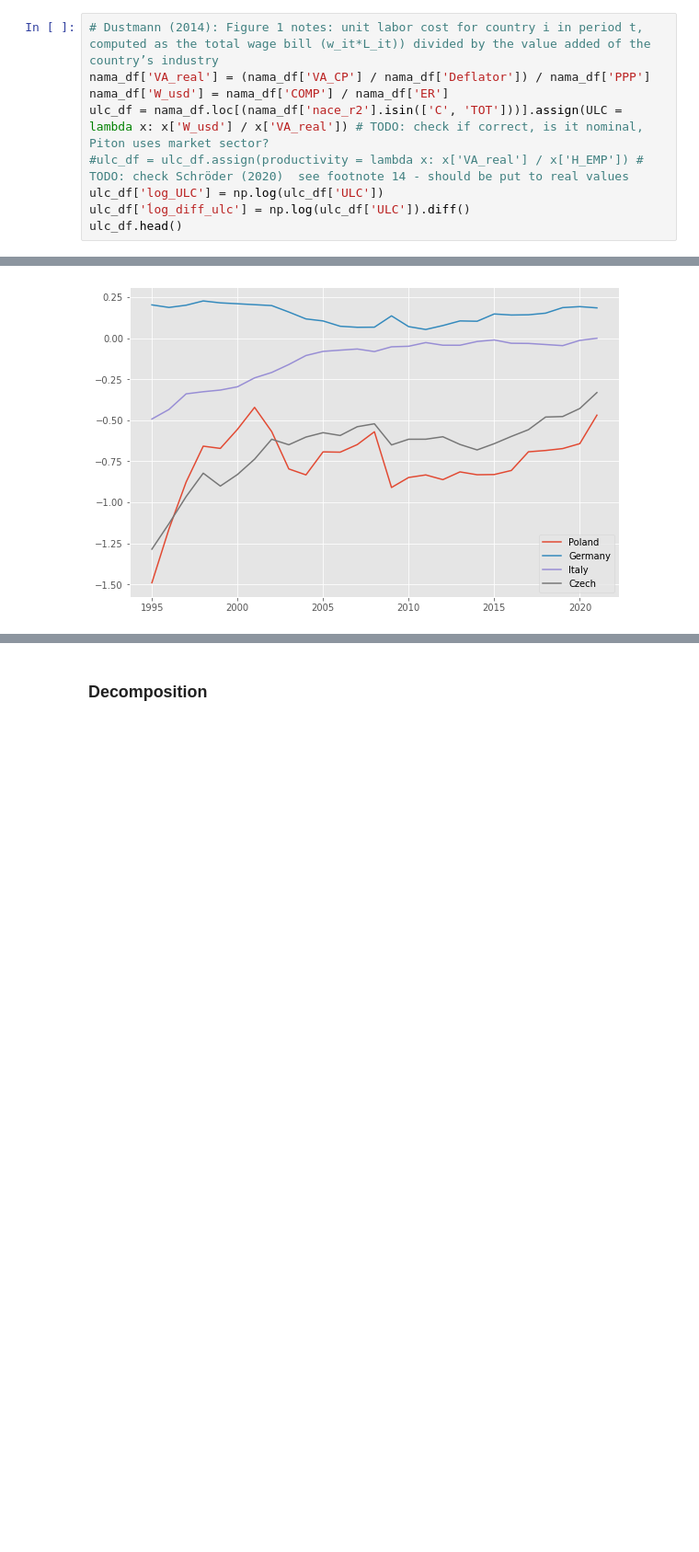
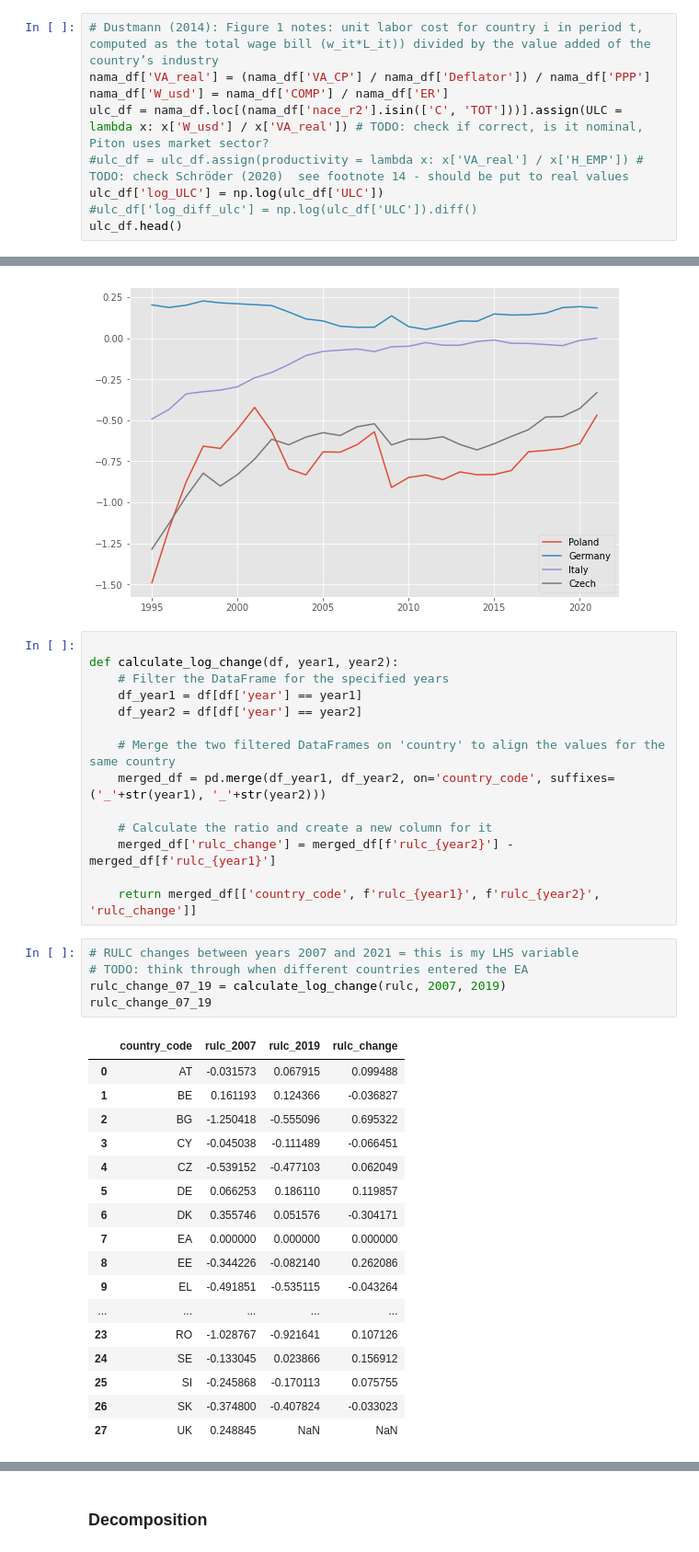
Before and after one commit to JanPintera/cee_competitiveness, a Jupyter notebook: RULC_decomposition.ipynb, the cells around one changed output, grey strips where cells are left out. Shown at 92% size. Drawn from its saved outputs; the diff is of its cells as text; blank space fills up the shorter version.

```diff
--- a/RULC_decomposition.ipynb
+++ b/RULC_decomposition.ipynb
@@ -225,7 +286,7 @@ nama_df['W_usd'] = nama_df['COMP'] / nama_df['ER']
 ulc_df = nama_df.loc[(nama_df['nace_r2'].isin(['C', 'TOT']))].assign(ULC = lambda x: x['W_usd'] / x['VA_real']) # TODO: check if correct, is it nominal, Piton uses market sector?
 #ulc_df = ulc_df.assign(productivity = lambda x: x['VA_real'] / x['H_EMP']) # TODO: check Schröder (2020)  see footnote 14 - should be put to real values
 ulc_df['log_ULC'] = np.log(ulc_df['ULC'])
-ulc_df['ĺog_diff_ulc'] = np.log(ulc_df['ULC']).diff()
+#ulc_df['ĺog_diff_ulc'] = np.log(ulc_df['ULC']).diff()
 ulc_df.head()
 # %% [output]
 |  | country_code | nace_r2 | year | VA_CP | COMP | na_item_ppp | ppp_cat | PPP | na_item_deflator | ... |
@@ -271,3 +332,40 @@ with plt.style.context('ggplot'):
     ax.legend()
 # %% [output]
 [figure]
+# %%
+
+def calculate_log_change(df, year1, year2):
+    # Filter the DataFrame for the specified years
+    df_year1 = df[df['year'] == year1]
+    df_year2 = df[df['year'] == year2]
+
+    # Merge the two filtered DataFrames on 'country' to align the values for the same country
+    merged_df = pd.merge(df_year1, df_year2, on='country_code', suffixes=('_'+str(year1), '_'+str(year2)))
+
+    # Calculate the ratio and create a new column for it
+    merged_df['rulc_change'] = merged_df[f'rulc_{year2}'] - merged_df[f'rulc_{year1}']
+
+    return merged_df[['country_code', f'rulc_{year1}', f'rulc_{year2}', 'rulc_change']]
+# %%
+# RULC changes between years 2007 and 2021 = this is my LHS variable
+# TODO: think through when different countries entered the EA
+rulc_change_07_19 = calculate_log_change(rulc, 2007, 2019)
+rulc_change_07_19
+# %% [output]
+|  | country_code | rulc_2007 | rulc_2019 | rulc_change |
+| 0 | AT | -0.031573 | 0.067915 | 0.099488 |
+| 1 | BE | 0.161193 | 0.124366 | -0.036827 |
+| 2 | BG | -1.250418 | -0.555096 | 0.695322 |
+| 3 | CY | -0.045038 | -0.111489 | -0.066451 |
+| 4 | CZ | -0.539152 | -0.477103 | 0.062049 |
+| 5 | DE | 0.066253 | 0.186110 | 0.119857 |
+| 6 | DK | 0.355746 | 0.051576 | -0.304171 |
+| 7 | EA | 0.000000 | 0.000000 | 0.000000 |
+| 8 | EE | -0.344226 | -0.082140 | 0.262086 |
+| 9 | EL | -0.491851 | -0.535115 | -0.043264 |
+| ... | ... | ... | ... | ... |
+| 23 | RO | -1.028767 | -0.921641 | 0.107126 |
+| 24 | SE | -0.133045 | 0.023866 | 0.156912 |
+| 25 | SI | -0.245868 | -0.170113 | 0.075755 |
+| 26 | SK | -0.374800 | -0.407824 | -0.033023 |
+| 27 | UK | 0.248845 | NaN | NaN |
```
Also changed, not shown: parts of 23 cells of this notebook.
